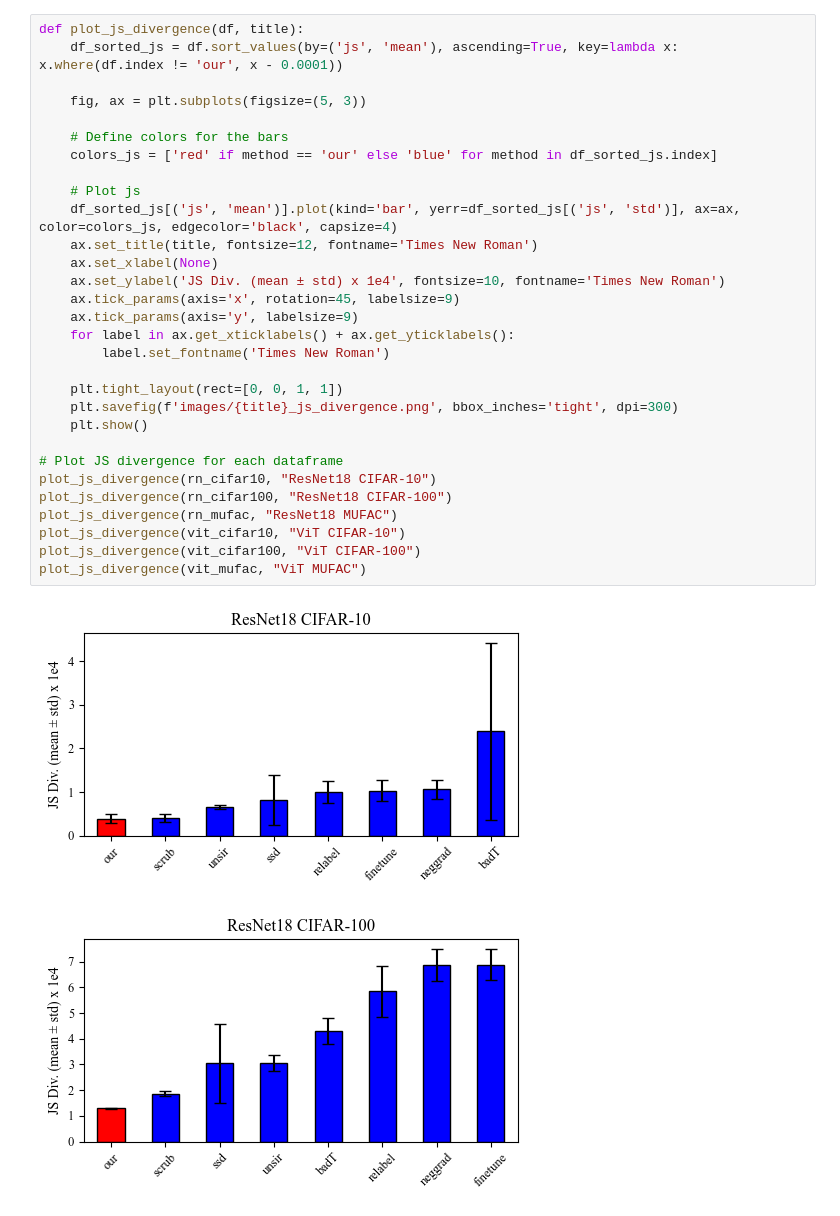
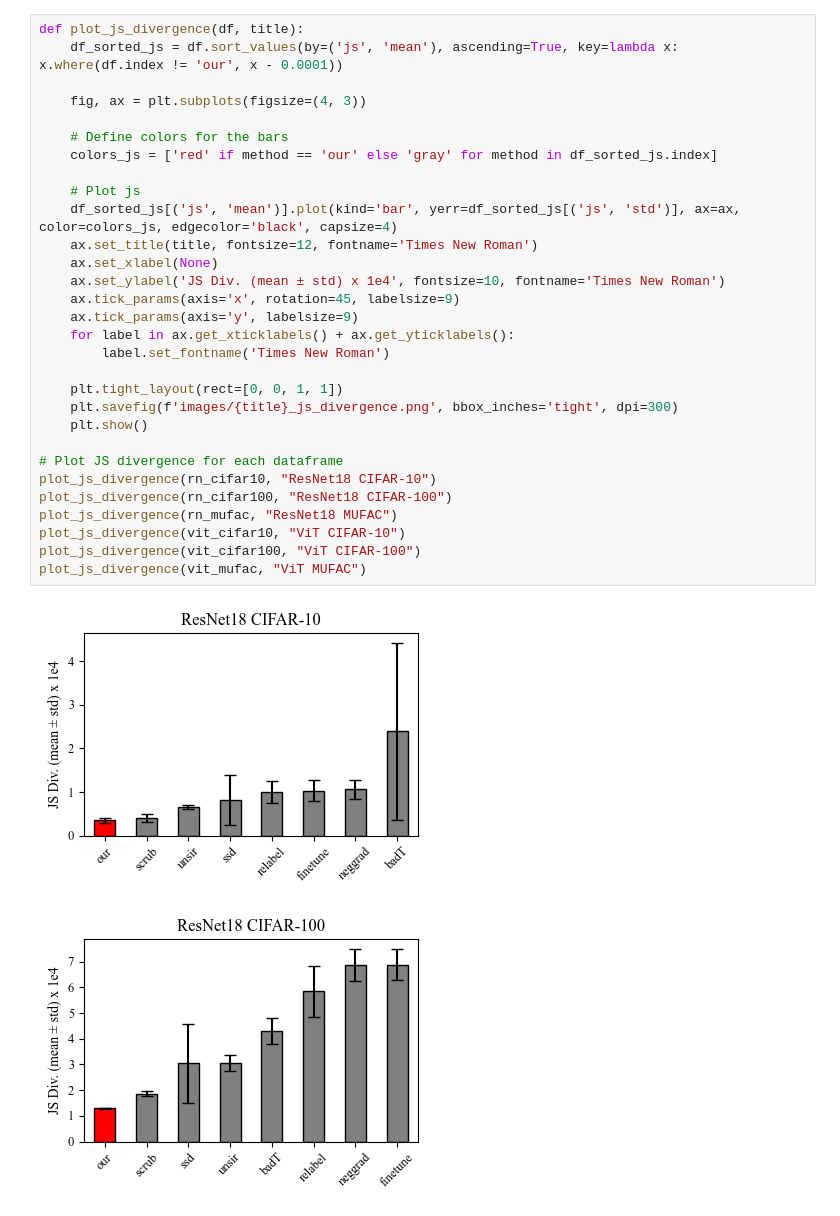
Before and after one commit to cspartalis/LoTUS, a Jupyter notebook: notebooks/results.ipynb, the cells around one changed output. Saved outputs shown, nothing was run; the diff lists cells and outputs as text.

```diff
--- a/notebooks/results.ipynb
+++ b/notebooks/results.ipynb
@@ -380,33 +388,33 @@ plot_avg_gap(vit_mufac, "ViT MUFAC - Avg Gap")
 # %%
 def plot_js_divergence(df, title):
     df_sorted_js = df.sort_values(by=('js', 'mean'), ascending=True, key=lambda x: x.where(df.index != 'our', x - 0.0001))
 
-    fig, ax = plt.subplots(figsize=(5, 3))
+    fig, ax = plt.subplots(figsize=(4, 3))
 
     # Define colors for the bars
-    colors_js = ['red' if method == 'our' else 'blue' for method in df_sorted_js.index]
+    colors_js = ['red' if method == 'our' else 'gray' for method in df_sorted_js.index]
 
     # Plot js
     df_sorted_js[('js', 'mean')].plot(kind='bar', yerr=df_sorted_js[('js', 'std')], ax=ax, color=colors_js, edgecolor='black', capsize=4)
     ax.set_title(title, fontsize=12, fontname='Times New Roman')
     ax.set_xlabel(None)
     ax.set_ylabel('JS Div. (mean ± std) x 1e4', fontsize=10, fontname='Times New Roman')
     ax.tick_params(axis='x', rotation=45, labelsize=9)
     ax.tick_params(axis='y', labelsize=9)
     for label in ax.get_xticklabels() + ax.get_yticklabels():
         label.set_fontname('Times New Roman')
 
     plt.tight_layout(rect=[0, 0, 1, 1])
     plt.savefig(f'images/{title}_js_divergence.png', bbox_inches='tight', dpi=300)
     plt.show()
 
 # Plot JS divergence for each dataframe
 plot_js_divergence(rn_cifar10, "ResNet18 CIFAR-10")
 plot_js_divergence(rn_cifar100, "ResNet18 CIFAR-100")
 plot_js_divergence(rn_mufac, "ResNet18 MUFAC")
 plot_js_divergence(vit_cifar10, "ViT CIFAR-10")
 plot_js_divergence(vit_cifar100, "ViT CIFAR-100")
 plot_js_divergence(vit_mufac, "ViT MUFAC")
 # %% [output]
-[figure, old version]
+[figure, new version]
-[figure, old version]
+[figure, new version]
```
Also changed, not shown: parts of 10 cells of this notebook, 2 other files.
